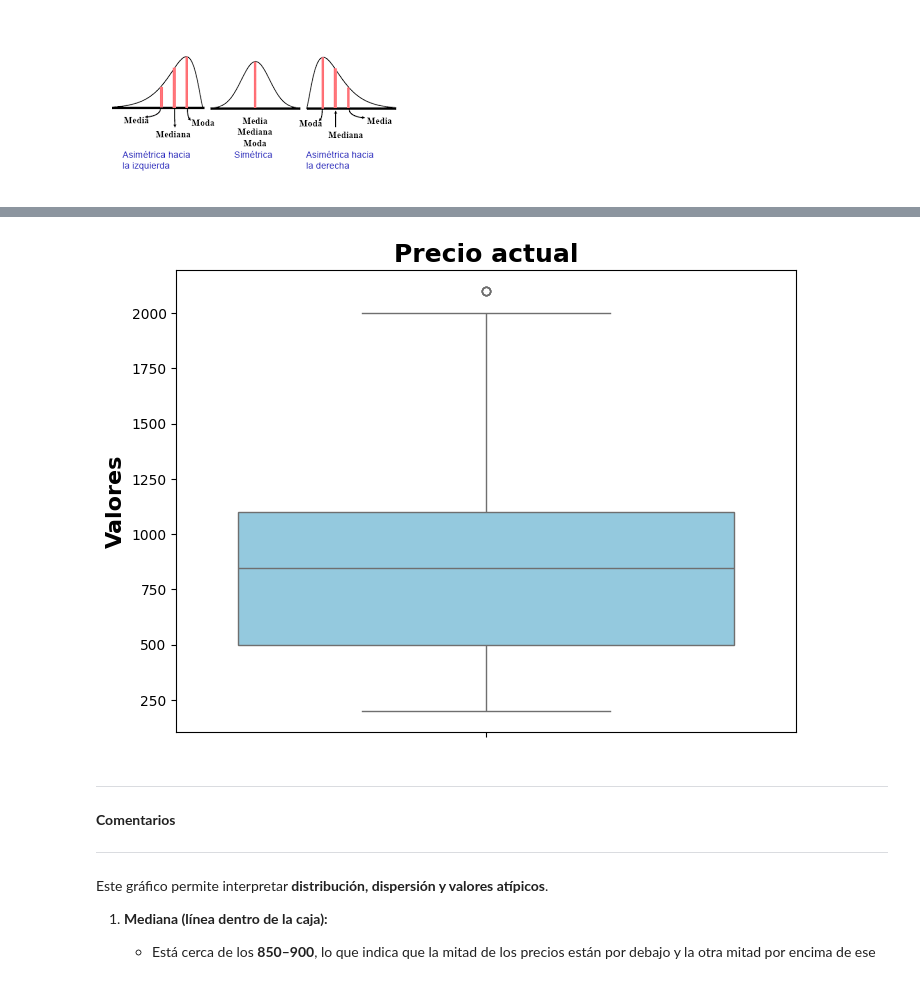
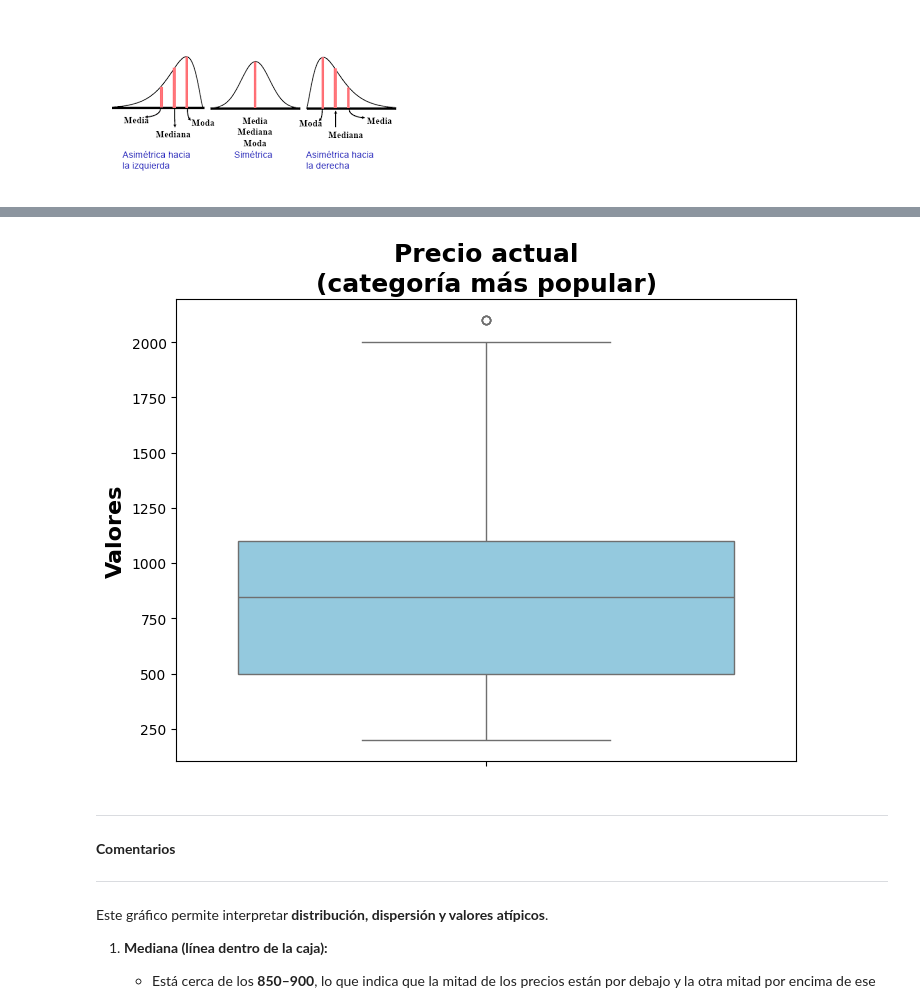
Before and after one commit to JaznaLaProfe/Fundamentos-de-Machine-Learning, a Jupyter notebook: Semana 2/5_FMY0100_EDA_EjemploCompleto.ipynb, the cells around one changed output, grey strips where cells are left out. Saved outputs shown, nothing was run; the diff lists cells and outputs as text; code cells hidden in the pictures.

```diff
--- a/Semana 2/5_FMY0100_EDA_EjemploCompleto.ipynb
+++ b/Semana 2/5_FMY0100_EDA_EjemploCompleto.ipynb
@@ -451,12 +470,12 @@ plt.show()
 # %%
 plt.figure(figsize=(8, 6))
 sns.boxplot(y=selected_categories['actual_price'], color='skyblue')
-plt.title('Precio actual', fontsize=18, fontweight="bold")
-#plt.xlabel('Valores', fontsize=16, fontweight="bold")
+plt.title('Precio actual\n(categoría más popular)', fontsize=18, fontweight="bold")
+
 plt.ylabel('Valores', fontsize=16, fontweight="bold")
 plt.show()
 # %% [output]
-[figure, old version]
+[figure, new version]
 # %% [markdown]
 ---
 **Comentarios**
```
Also changed, not shown: parts of 12 cells of this notebook.
